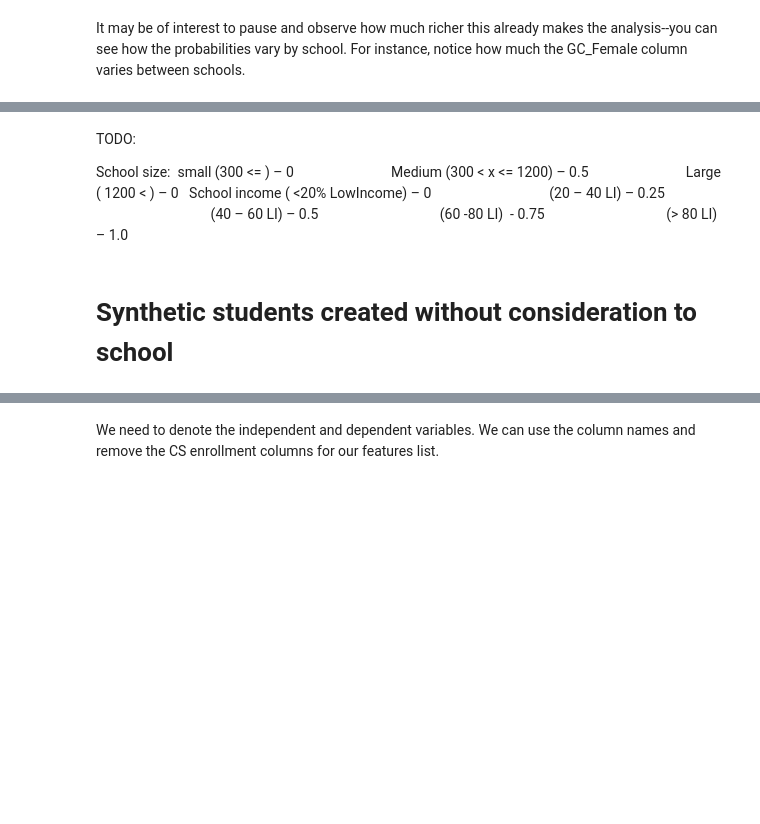
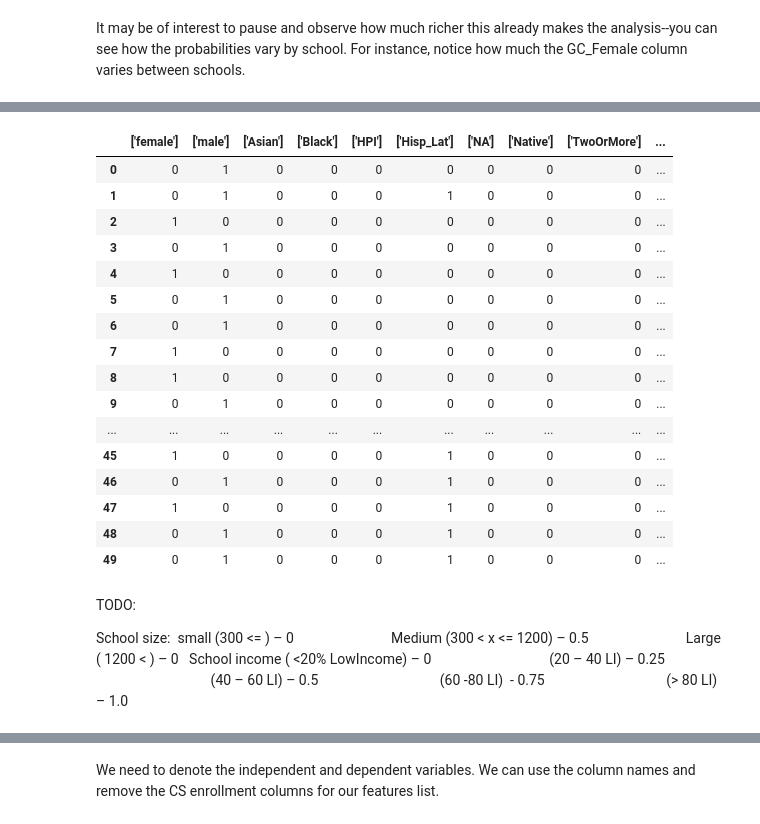
Before and after one commit to brinkbrink/WA_CS, a Jupyter notebook: WACSKeyPredictors.ipynb, the cells around one changed output, grey strips where cells are left out. Drawn from its saved outputs; the diff is of its cells as text; code cells hidden in the pictures; blank space fills up the shorter version.

Commit message:
probabilities by school complete

```diff
--- a/WACSKeyPredictors.ipynb
+++ b/WACSKeyPredictors.ipynb
@@ -1116,0 +1275,5 @@ cs_schools.head(50)
+# %%
+just_students['gender'] = just_students['gender'].astype(str) # conversion necessary to use get_dummies
+
+just_gender = pd.get_dummies(just_students['gender'])
+just_gender.head()
@@ -1116,0 +1287,7 @@ cs_schools.head(50)
+# %%
+just_students['race'] = just_students['race'].astype(str) # conversion necessary to use get_dummies
+
+just_race = pd.get_dummies(just_students['race'])
+just_race.reset_index(drop=True, inplace=True)
+
+just_race.head()
@@ -1116,0 +1301,2 @@ cs_schools.head(50)
+# %%
+concat_students = pd.concat([just_gender, just_race, just_students], axis = 1)
@@ -1117,3 +1312,25 @@ cs_schools.head(50)
+# %%
+concat_students.drop(['gender', 'race'], axis = 1, inplace = True)
+# %%
+concat_students.head(50)
+# %% [output]
+|  | ['female'] | ['male'] | ['Asian'] | ['Black'] | ['HPI'] | ['Hisp_Lat'] | ['NA'] | ['Native'] | ['TwoOrMore'] | ... |
+| 0 | 0 | 1 | 0 | 0 | 0 | 0 | 0 | 0 | 0 | ... |
+| 1 | 0 | 1 | 0 | 0 | 0 | 1 | 0 | 0 | 0 | ... |
+| 2 | 1 | 0 | 0 | 0 | 0 | 0 | 0 | 0 | 0 | ... |
+| 3 | 0 | 1 | 0 | 0 | 0 | 0 | 0 | 0 | 0 | ... |
+| 4 | 1 | 0 | 0 | 0 | 0 | 0 | 0 | 0 | 0 | ... |
+| 5 | 0 | 1 | 0 | 0 | 0 | 0 | 0 | 0 | 0 | ... |
+| 6 | 0 | 1 | 0 | 0 | 0 | 0 | 0 | 0 | 0 | ... |
+| 7 | 1 | 0 | 0 | 0 | 0 | 0 | 0 | 0 | 0 | ... |
+| 8 | 1 | 0 | 0 | 0 | 0 | 0 | 0 | 0 | 0 | ... |
+| 9 | 0 | 1 | 0 | 0 | 0 | 0 | 0 | 0 | 0 | ... |
+| ... | ... | ... | ... | ... | ... | ... | ... | ... | ... | ... |
+| 45 | 1 | 0 | 0 | 0 | 0 | 1 | 0 | 0 | 0 | ... |
+| 46 | 0 | 1 | 0 | 0 | 0 | 1 | 0 | 0 | 0 | ... |
+| 47 | 1 | 0 | 0 | 0 | 0 | 1 | 0 | 0 | 0 | ... |
+| 48 | 0 | 1 | 0 | 0 | 0 | 1 | 0 | 0 | 0 | ... |
+| 49 | 0 | 1 | 0 | 0 | 0 | 1 | 0 | 0 | 0 | ... |
 # %% [markdown]
 TODO:
 
@@ -1177,5 +1394,3 @@ School income ( <20% LowIncome) – 0
 # binary_synth_sch_a = synth_sch_stu_a.applymap(is_feature)
 
 # binary_synth_sch_a.head(50)
-# %% [markdown]
-# Synthetic students created without consideration to school
```
Also changed, not shown: parts of 55 cells of this notebook.
